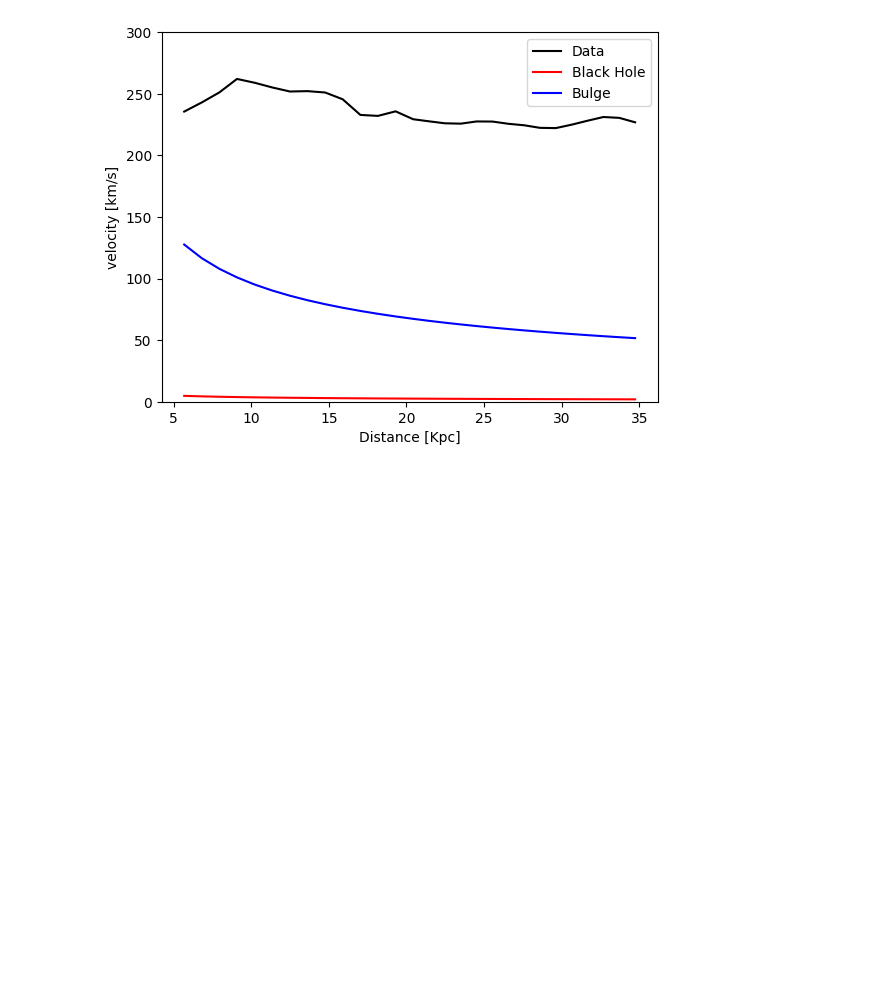
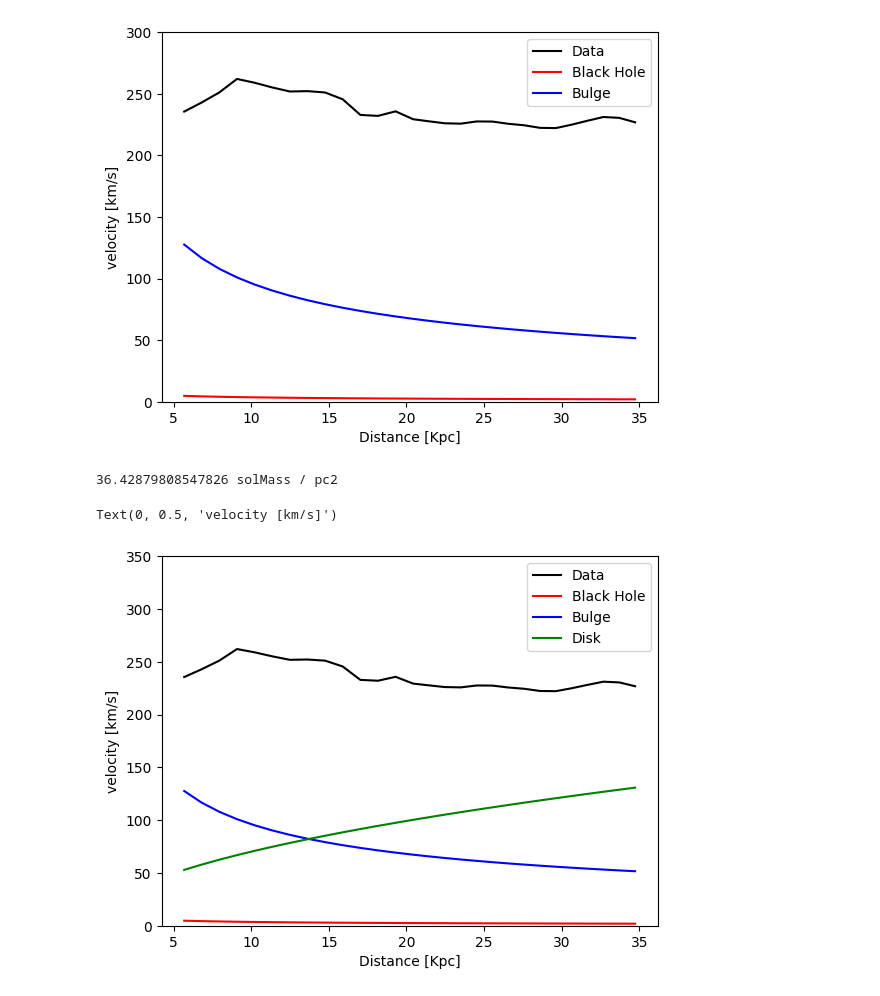
Before and after one commit to kAi3345/Astron, a Jupyter notebook: rotation_curve.ipynb, the cells around one changed output. Drawn from its saved outputs; the diff is of its cells as text; code cells hidden in the pictures; blank space fills up the shorter version.

```diff
--- a/rotation_curve.ipynb
+++ b/rotation_curve.ipynb
@@ -141,0 +138,31 @@ dens_Disk = mass_Disk / (np.pi * rad_Disk ** 2)
+# %%
+mass_Disk = 10.3e10 * u.solMass
+rad_Disk = 3e4 * u.parsec
+dens_Disk = mass_Disk / (np.pi * rad_Disk ** 2)
+
+print(dens_Disk)
+def calc_diskMass(density, radius):
+  area = np.pi * radius ** 2
+  return density * area
+
+rad = dis * 1000 * u.parsec
+diskMass = calc_diskMass(dens_Disk,rad)
+
+vel_disk = np.zeros(np.shape(dis)) * u.km / u.s
+
+vel_disk = calc_orbital_velocity(diskMass,rad).to (u.km/ u.s)
+
+dis = tab['col2']                                                          # creating a distance array with the data of column 2 of the file galaxy_rotation_2006.txt
+vel = tab['col3']                                                          # creating a velocity array with the data of column 2 of the file galaxy_rotation_2006.txt
+plt.plot(dis,vel, color ="black", label = "Data")                          # draw a black line labeled by "Data" with x values from distance array and y values from velocity array
+plt.plot(dis,vel_bh.value, color = "red", label = "Black Hole")            # draw a red line labeled by "Black Hole" with x values from distance array and y values from vel_bh array that stores the black hole orbital velocity
+plt.plot(dis,vel_bul.value,color = "blue", label = "Bulge")
+plt.plot(dis,vel_disk.value,color = "green", label = "Disk")
+plt.legend(loc = "upper right")
+plt.ylim(0,350)                                                            # limit y axis from 0 to 300
+plt.xlabel("Distance [Kpc]")                                               # label x-axis as the distance in kiloparsec
+plt.ylabel("velocity [km/s]")
+# %% [output]
+36.42879808547826 solMass / pc2
+Text(0, 0.5, 'velocity [km/s]')
+[figure, added]
```
Also changed, not shown: parts of 1 cell of this notebook.
